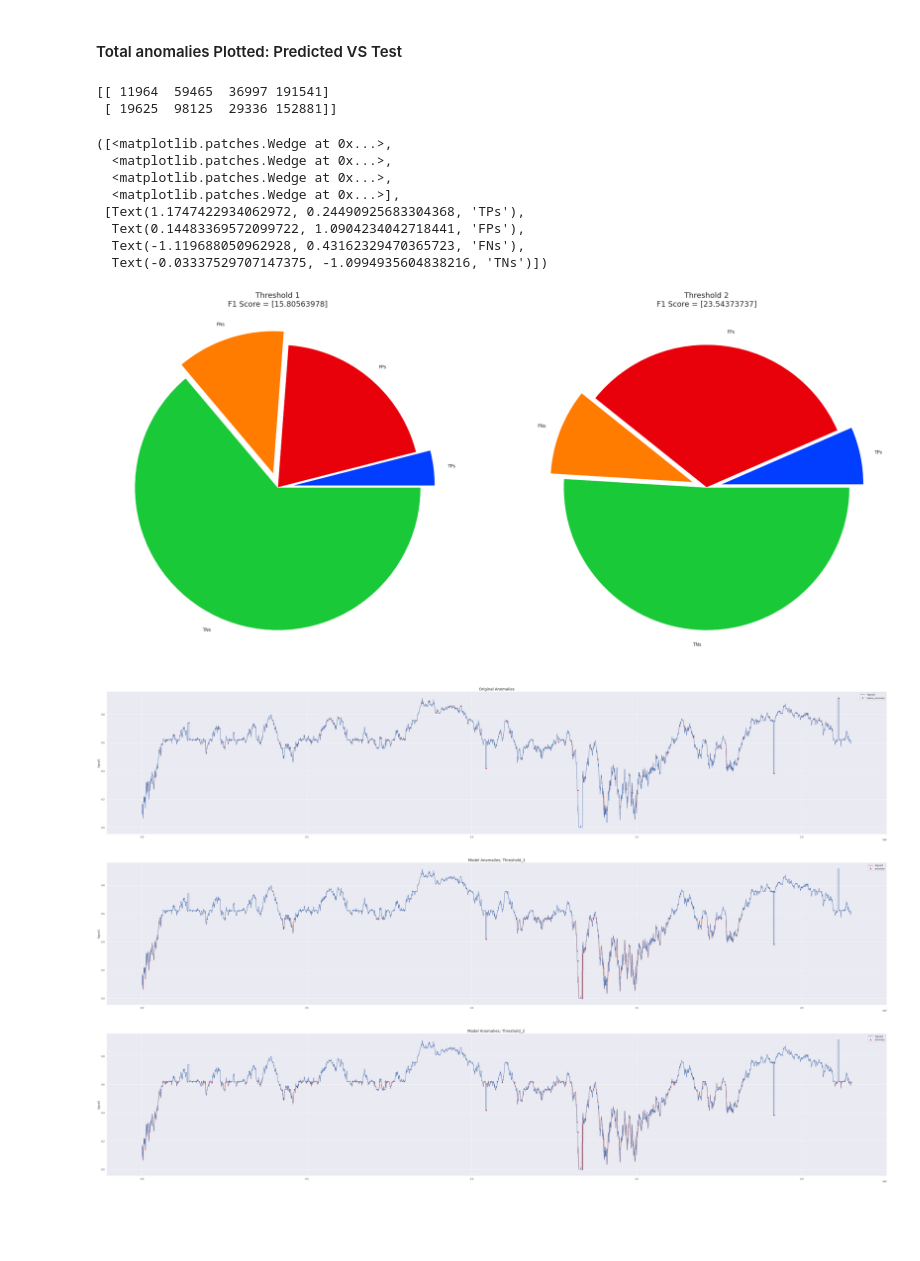
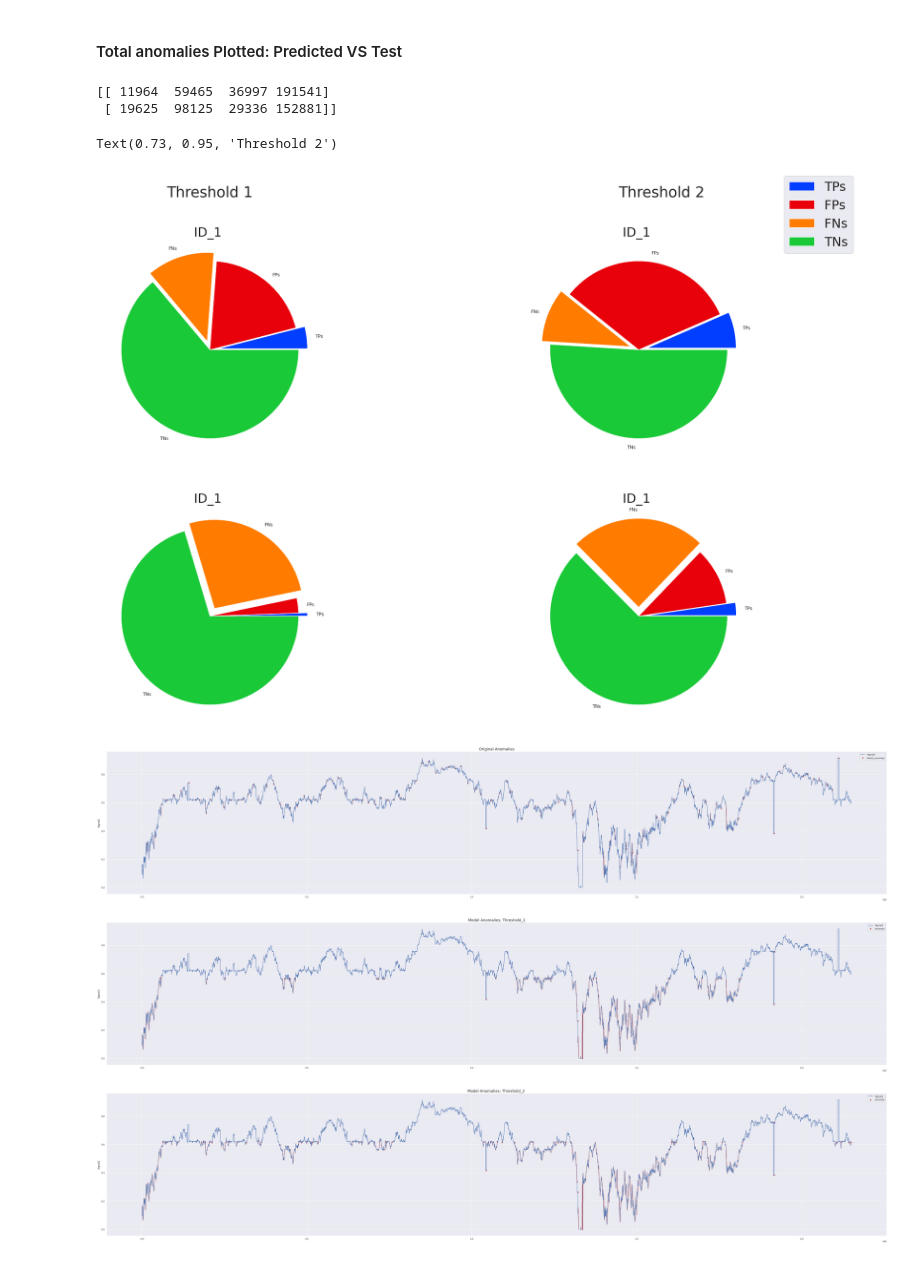
Before and after one commit to abdul2k10023/ML_CAN_IDS, a Jupyter notebook: new.ipynb, the cells around one changed output. Drawn from its saved outputs; the diff is of its cells as text; code cells hidden in the pictures; blank space fills up the shorter version.

Commit message:
added more metrics their comparision thres caaclulation improv

```diff
--- a/new.ipynb
+++ b/new.ipynb
@@ -144,6 +144,7 @@ Text(0.5, 1.0, 'Plateau Attack (180000-190000) values')
 TIME_STEP = 30
 X_train, Y_train = creatDataset(df_normal_grp_ID1[['Signal1']], df_normal_grp_ID1[['Signal1']], TIME_STEP)
 X_test, Y_test = creatDataset(df_test_plat_ID1[['Signal1_of_ID']], df_test_plat_ID1[['Signal1_of_ID']], TIME_STEP)
+X_test_fl, Y_test_fl = creatDataset(df_test_plat_ID1_fl[['Signal1_of_ID']], df_test_plat_ID1_fl[['Signal1_of_ID']], TIME_STEP)
 # %% [markdown]
 ### LSTM AUTOENCODER
 #### Model Desgin
@@ -435,0 +661,17 @@ print(f1)
+# %%
+anomalies_1_fl = test_score_df_fl[test_score_df_fl.anomaly_1 == True] #for threshold 1
+anomalies_2_fl = test_score_df_fl[test_score_df_fl.anomaly_2 == True] #for threshold 2
+
+
+stats_fl = np.empty([2,4],dtype='int')
+metric_fl = np.empty([2,5])
+
+
+stats_fl[0] = conf_matrix_cal_1(test_score_df_fl,'num')
+stats_fl[1] = conf_matrix_cal_2(test_score_df_fl,'num')
+
+stats_df_1 = conf_matrix_cal_1(test_score_df_fl,'df')
+stats_df_2 = conf_matrix_cal_2(test_score_df_fl,'df')
+
+metric_fl[0] = f1_score_1(test_score_df_fl) #for threshold 1
+metric_fl[1] = f1_score_2(test_score_df_fl) #for threshold 2
@@ -438,41 +689,55 @@ print(f1)
 # %%
 print(stats)
 pallete = sns.color_palette('bright')
 colors = [pallete[0],pallete[3],pallete[1],pallete[2]]
-fig,axs = plt.subplots(1,2,squeeze=False, figsize=(30,20))
+fig,axs = plt.subplots(2,2,squeeze=False, figsize=(30,20))
 fig.set_facecolor('white')
 labels = ['TPs', 'FPs', 'FNs', 'TNs']
 explode = (0.1, 0, 0.1, 0)
 
 # axs[0].set_title('Threshold 1',fontsize=18)
 
-axs[0,0].set_title('Threshold 1' + '\nF1 Score = ' + str(f1[0]),fontsize=18)
+axs[0,0].set_title('ID_1 ',fontsize=30)
 axs[0,0].pie(
 stats[0],
 labels = labels,
 colors = colors,
 explode = explode,
  )
 
-axs[0,1].set_title('Threshold 2' + '\nF1 Score = ' + str(f1[1]),fontsize=18)
+axs[0,1].set_title('ID_1 ',fontsize=30)
 axs[0,1].pie(
 stats[1],
 labels = labels,
 colors = colors,
 explode = explode,
  )
+fig.legend(labels=labels, fontsize = 30)
+
+axs[1,0].set_title('ID_1 ',fontsize=30)
+axs[1,0].pie(
+stats_fl[0],
+labels = labels,
+colors = colors,
+explode = explode,
+ )
+
+axs[1,1].set_title('ID_1 ',fontsize=30)
+axs[1,1].pie(
+stats_fl[1],
+labels = labels,
+colors = colors,
+explode = explode,
+ )
+fig.legend(labels=labels, fontsize = 30)
+
+plt.figtext(0.23,0.95,"Threshold 1", fontsize = 35)
+plt.figtext(0.73,0.95,"Threshold 2", fontsize = 35)
 # %% [output]
 [[ 11964  59465  36997 191541]
  [ 19625  98125  29336 152881]]
-([<matplotlib.patches.Wedge at 0x...>,
-  <matplotlib.patches.Wedge at 0x...>,
-  <matplotlib.patches.Wedge at 0x...>,
-  <matplotlib.patches.Wedge at 0x...>],
- [Text(1.1747422934062972, 0.24490925683304368, 'TPs'),
-  Text(0.14483369572099722, 1.0904234042718441, 'FPs'),
-  Text(-1.119688050962928, 0.43162329470365723, 'FNs'),
-  Text(-0.03337529707147375, -1.0994935604838216, 'TNs')])
+Text(0.73, 0.95, 'Threshold 2')
-[figure, old version]
+[figure, new version]
 # %%
 fig,axs = plt.subplots(3,1,squeeze=False, figsize=(60,40))
 
```
Also changed, not shown: parts of 18 cells of this notebook.
